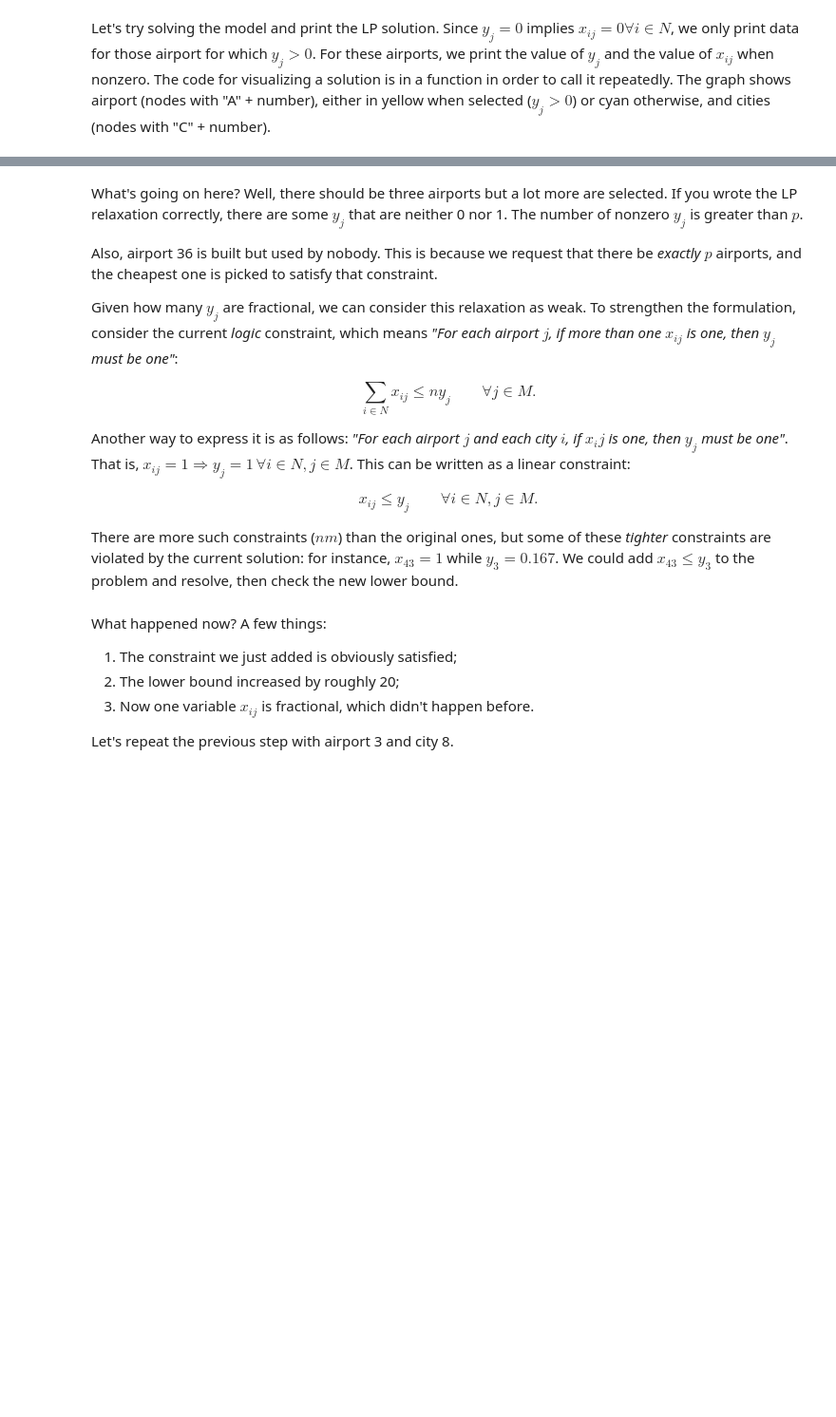
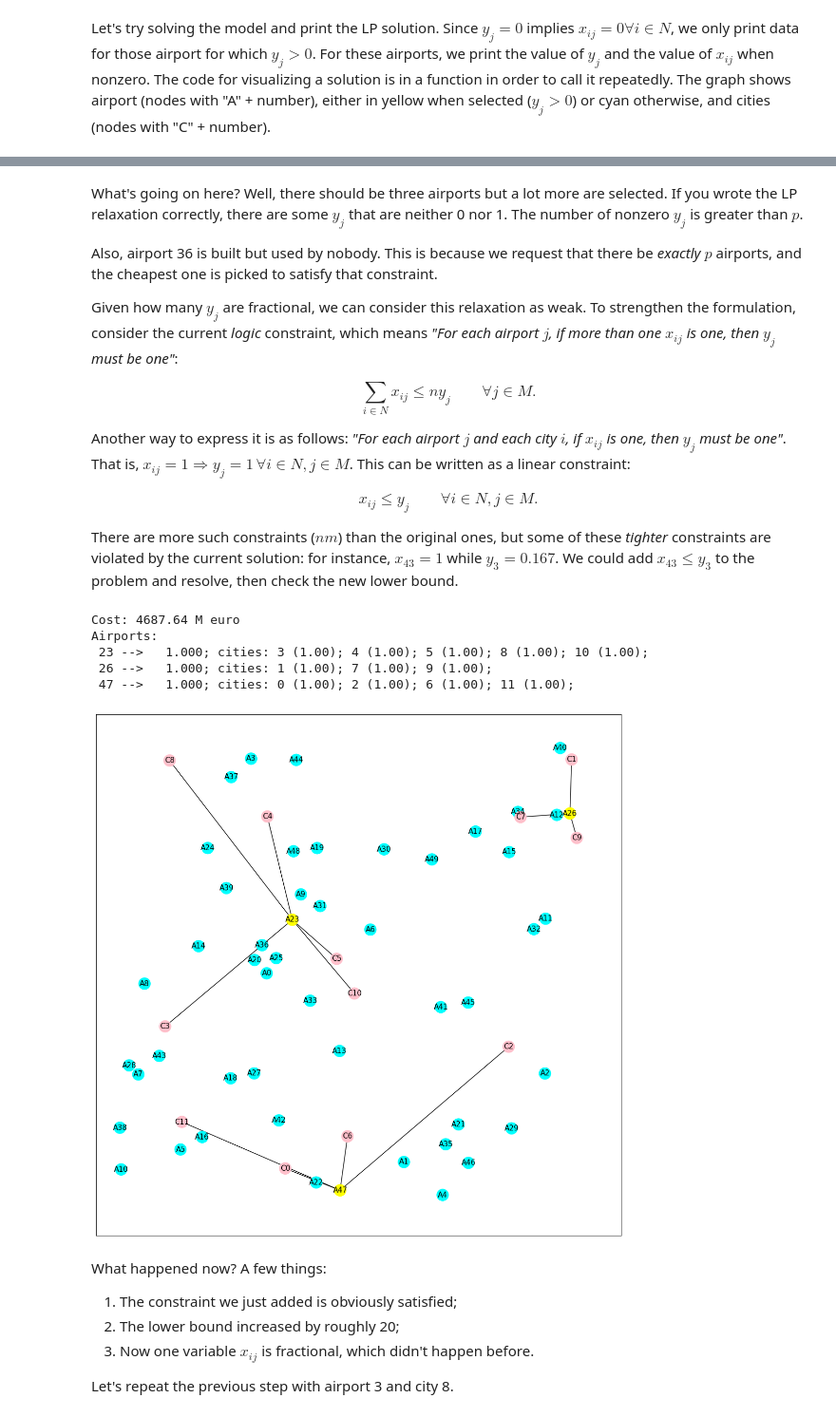
Before and after one commit to hermansolem/FOR_Labs_22-23, a Jupyter notebook: lab4/lab4_location.ipynb, the cells around one changed output, grey strips where cells are left out. Shown at 95% size. Drawn from its saved outputs; the diff is of its cells as text; code cells hidden in the pictures; blank space fills up the shorter version.

```diff
--- a/lab4/lab4_location.ipynb
+++ b/lab4/lab4_location.ipynb
@@ -115,3 +131,23 @@ m = mip.Model()
+# %%
+import mip
+
+m = mip.Model()
+
+x = {(i,j): m.add_var(var_type = mip.BINARY) for i in N for j in M}
+y = {j: m.add_var(var_type = mip.BINARY) for j in M}
+
+# TODO constraints
+m.add_constr(mip.xsum(y[j] for j in M) == p)
+
+for i in N:
+  m.add_constr(mip.xsum(x[i,j] for j in M) == 1)
+
+for j in M:
+  m.add_constr(mip.xsum(x[i,j] for i in N) <= ncities*y[j])
+  #m.add_constr(mip.xsum(x[i,j] for i in N) <= y[j])
+
+# TODO Objective function
+m.objective = mip.minimize(mip.xsum(build_cost[j]*y[j] for j in M) + mip.xsum(maint_cost[i,j]*x[i,j] for i in N for j in M))
 # %% [markdown]
 Let's try solving the model and print the LP solution. Since $y_j=0$ implies $x_{ij}=0 \forall i\in N$, we only print data for those airport for which $y_j > 0$. For these airports, we print the value of $y_j$ and the value of $x_{ij}$ when nonzero. The code for visualizing a solution is in a function in order to call it repeatedly. The graph shows airport (nodes with "A" + number), either in yellow when selected ($y_j > 0$) or cyan otherwise, and cities (nodes with "C" + number).
 # %%
@@ -160,7 +203,7 @@ $$
 \sum_{i \in N} x_{ij} \le n y_j \qquad \forall j\in M.
 $$
 
-Another way to express it is as follows: _"For each airport $j$ and each city $i$, if $x_ij$ is one, then $y_j$ must be one"_. That is, $x_{ij} = 1 \Rightarrow y_j = 1 \, \forall i\in N, j\in M$. This can be written as a linear constraint:
+Another way to express it is as follows: _"For each airport $j$ and each city $i$, if $x_{ij}$ is one, then $y_j$ must be one"_. That is, $x_{ij} = 1 \Rightarrow y_j = 1 \, \forall i\in N, j\in M$. This can be written as a linear constraint:
 
 $$
 x_{ij} \le y_j \qquad \forall i\in N, j\in M.
@@ -169,6 +212,16 @@ $$
 There are more such constraints ($nm$) than the original ones, but some of these _tighter_ constraints are violated by the current solution: for instance, $x_{43} = 1$ while $y_3 = 0.167$. We could add $x_{43} \le y_3$ to the problem and resolve, then check the new lower bound.
 # %%
 # Add cut x_43 <= y_3 TODO
+m.add_constr(x[4,3]<=y[3])
+m.optimize()
+print_result(m,x,y)
+# %% [output]
+Cost: 4687.64 M euro
+Airports:
+ 23 -->   1.000; cities: 3 (1.00); 4 (1.00); 5 (1.00); 8 (1.00); 10 (1.00);
+ 26 -->   1.000; cities: 1 (1.00); 7 (1.00); 9 (1.00);
+ 47 -->   1.000; cities: 0 (1.00); 2 (1.00); 6 (1.00); 11 (1.00);
+[figure, added]
 # %% [markdown]
 What happened now? A few things:
 
```
Also changed, not shown: parts of 7 cells of this notebook.
